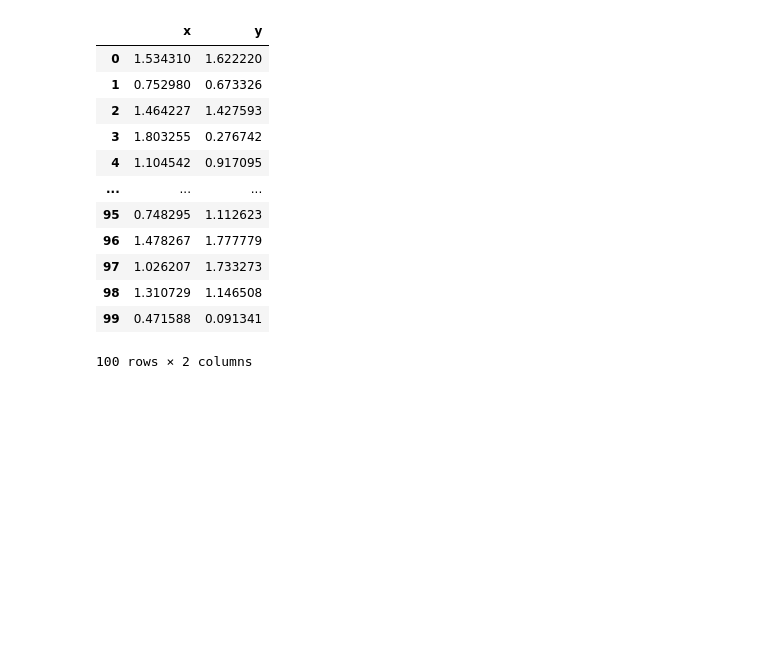
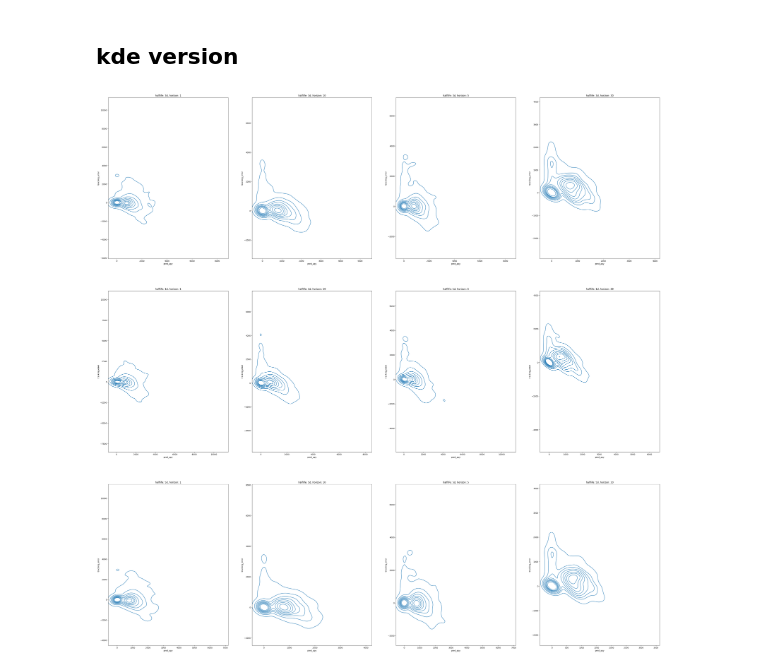
Before and after one commit to Sety-project/YieldOptimizer, a Jupyter notebook: contango_research/predictor_research.ipynb, the cells around one changed output. Drawn from its saved outputs; the diff is of its cells as text; code cells hidden in the pictures; blank space fills up the shorter version.

```diff
--- a/contango_research/predictor_research.ipynb
+++ b/contango_research/predictor_research.ipynb
@@ -36,16 +44,32 @@ for run_name in df.columns.get_level_values(0).unique():
-# %%
-df
-# %% [output]
-|  | x | y |
-| 0 | 1.534310 | 1.622220 |
-| 1 | 0.752980 | 0.673326 |
-| 2 | 1.464227 | 1.427593 |
-| 3 | 1.803255 | 0.276742 |
-| 4 | 1.104542 | 0.917095 |
-| ... | ... | ... |
-| 95 | 0.748295 | 1.112623 |
-| 96 | 1.478267 | 1.777779 |
-| 97 | 1.026207 | 1.733273 |
-| 98 | 1.310729 | 1.146508 |
-| 99 | 0.471588 | 0.091341 |
-100 rows × 2 columns
+# %% [markdown]
+## kde version
+# %%
+import matplotlib.pyplot as plt
+import numpy as np
+import seaborn as sns
+
+rows, cols = list(set(key[0] for key in scatters.keys())), list(set(key[1] for key in scatters.keys()))
+nrows=len(rows)
+ncols=len(cols)
+fig, axs = plt.subplots(nrows=nrows, ncols=ncols, figsize=(50, 50))
+
+tracking_error = {}
+apy ={}
+
+# Iterate through the dictionary and plot each density plot in the correct position
+for key, df in scatters.items():
+    row = rows.index(key[0])
+    col = cols.index(key[1])
+    title = f'halflife: {key[0]}, horizon: {key[1]}'
+    sns.kdeplot(data=df,
+                x='pred_apy',
+                y='tracking_error',
+                ax=axs[row, col],
+#                hue='datetime',
+                legend=False).set(title=title)
+    tracking_error[key] = df["tracking_error"].describe()
+    apy[key] = df["apy"].describe()
+
+plt.show()
+# %% [output]
+[figure, added]
```
Also changed, not shown: parts of 8 cells of this notebook.
